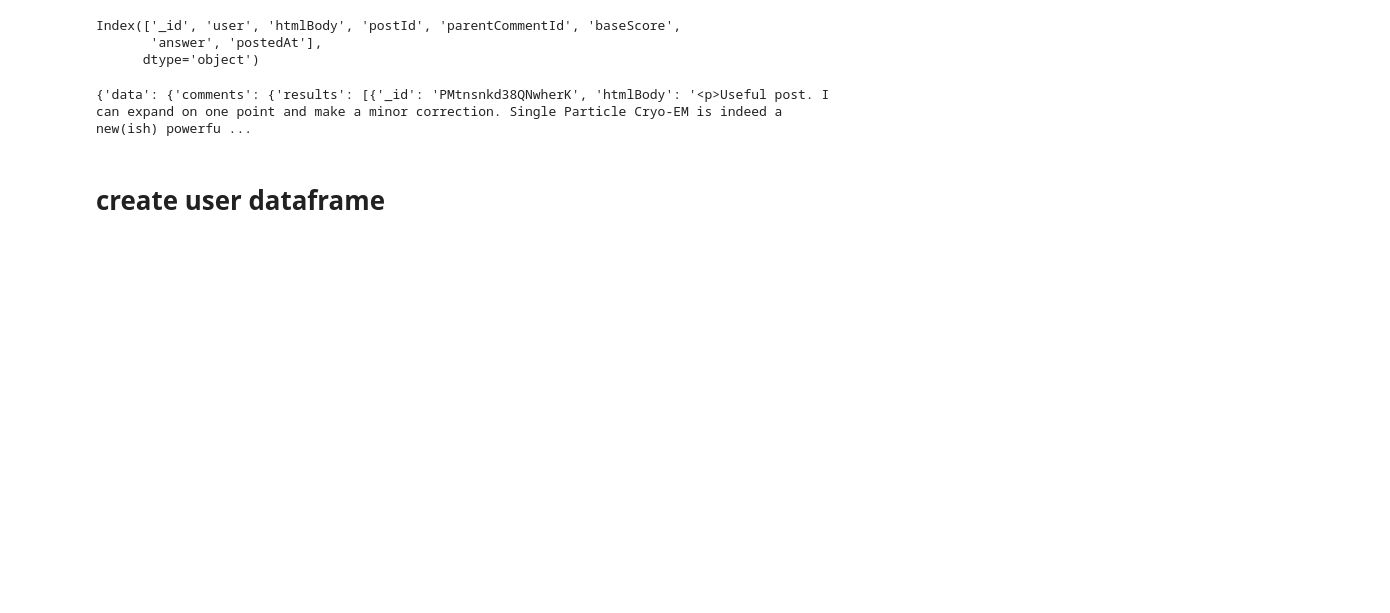
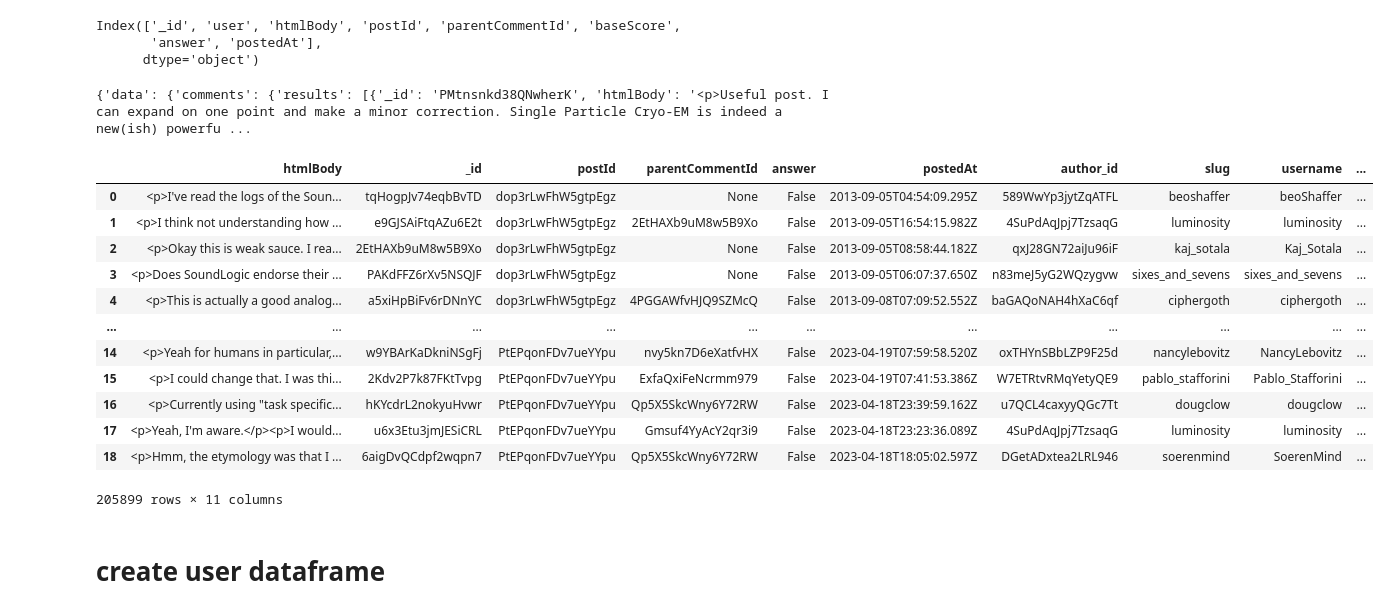
Before and after one commit to agencyenterprise/neglected-meta-app-railway, a Jupyter notebook: get_new_data.ipynb, the cells around one changed output. Saved outputs shown, nothing was run; the diff lists cells and outputs as text; code cells hidden in the pictures; blank space fills up the shorter version.

```diff
--- a/get_new_data.ipynb
+++ b/get_new_data.ipynb
@@ -230,6 +228,11 @@ white_listed = posts.loc[~_not_whitelisted]
 white_listed.to_parquet("app_files/lw_data.parquet")
 # %%
 posts.to_parquet("data/posts.parquet")
+# %%
+posts = pd.read_parquet("app_files/lw_data.parquet")
+# %%
+with open("app_files/titles.json", "w") as f:
+    json.dump(posts["title"].tolist(), f)
 # %% [markdown]
 # Load comments
 # %%
@@ -335,6 +338,22 @@ user_df.rename(columns={"_id": "author_id"}, inplace=True)
 comments = comments.join(user_df).drop(columns=["user"])
 # %%
 comments.to_parquet("app_files/lw_comments.parquet")
+# %%
+comments
+# %% [output]
+|  | htmlBody | _id | postId | parentCommentId | answer | postedAt | author_id | slug | username | ... |
+| 0 | <p>I've read the logs of the Soun... | tqHogpJv74eqbBvTD | dop3rLwFhW5gtpEgz | None | False | 2013-09-05T04:54:09.295Z | 589WwYp3jytZqATFL | beoshaffer | beoShaffer | ... |
+| 1 | <p>I think not understanding how ... | e9GJSAiFtqAZu6E2t | dop3rLwFhW5gtpEgz | 2EtHAXb9uM8w5B9Xo | False | 2013-09-05T16:54:15.982Z | 4SuPdAqJpj7TzsaqG | luminosity | luminosity | ... |
+| 2 | <p>Okay this is weak sauce. I rea... | 2EtHAXb9uM8w5B9Xo | dop3rLwFhW5gtpEgz | None | False | 2013-09-05T08:58:44.182Z | qxJ28GN72aiJu96iF | kaj_sotala | Kaj_Sotala | ... |
+| 3 | <p>Does SoundLogic endorse their ... | PAKdFFZ6rXv5NSQJF | dop3rLwFhW5gtpEgz | None | False | 2013-09-05T06:07:37.650Z | n83meJ5yG2WQzygvw | sixes_and_sevens | sixes_and_sevens | ... |
+| 4 | <p>This is actually a good analog... | a5xiHpBiFv6rDNnYC | dop3rLwFhW5gtpEgz | 4PGGAWfvHJQ9SZMcQ | False | 2013-09-08T07:09:52.552Z | baGAQoNAH4hXaC6qf | ciphergoth | ciphergoth | ... |
+| ... | ... | ... | ... | ... | ... | ... | ... | ... | ... | ... |
+| 14 | <p>Yeah for humans in particular,... | w9YBArKaDkniNSgFj | PtEPqonFDv7ueYYpu | nvy5kn7D6eXatfvHX | False | 2023-04-19T07:59:58.520Z | oxTHYnSBbLZP9F25d | nancylebovitz | NancyLebovitz | ... |
+| 15 | <p>I could change that. I was thi... | 2Kdv2P7k87FKtTvpg | PtEPqonFDv7ueYYpu | ExfaQxiFeNcrmm979 | False | 2023-04-19T07:41:53.386Z | W7ETRtvRMqYetyQE9 | pablo_stafforini | Pablo_Stafforini | ... |
+| 16 | <p>Currently using "task specific... | hKYcdrL2nokyuHvwr | PtEPqonFDv7ueYYpu | Qp5X5SkcWny6Y72RW | False | 2023-04-18T23:39:59.162Z | u7QCL4caxyyQGc7Tt | dougclow | dougclow | ... |
+| 17 | <p>Yeah, I'm aware.</p><p>I would... | u6x3Etu3jmJESiCRL | PtEPqonFDv7ueYYpu | Gmsuf4YyAcY2qr3i9 | False | 2023-04-18T23:23:36.089Z | 4SuPdAqJpj7TzsaqG | luminosity | luminosity | ... |
+| 18 | <p>Hmm, the etymology was that I ... | 6aigDvQCdpf2wqpn7 | PtEPqonFDv7ueYYpu | Qp5X5SkcWny6Y72RW | False | 2023-04-18T18:05:02.597Z | DGetADxtea2LRL946 | soerenmind | SoerenMind | ... |
+205899 rows × 11 columns
 # %% [markdown]
 # create user dataframe
 # %%
```
Also changed, not shown: parts of 7 cells of this notebook, 1 other file.
